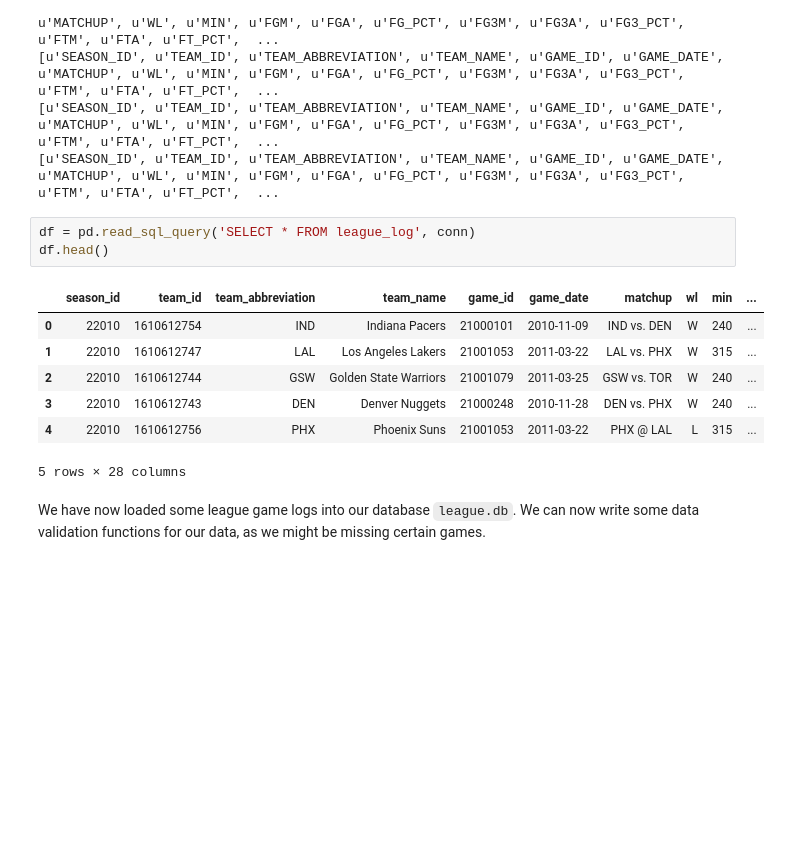
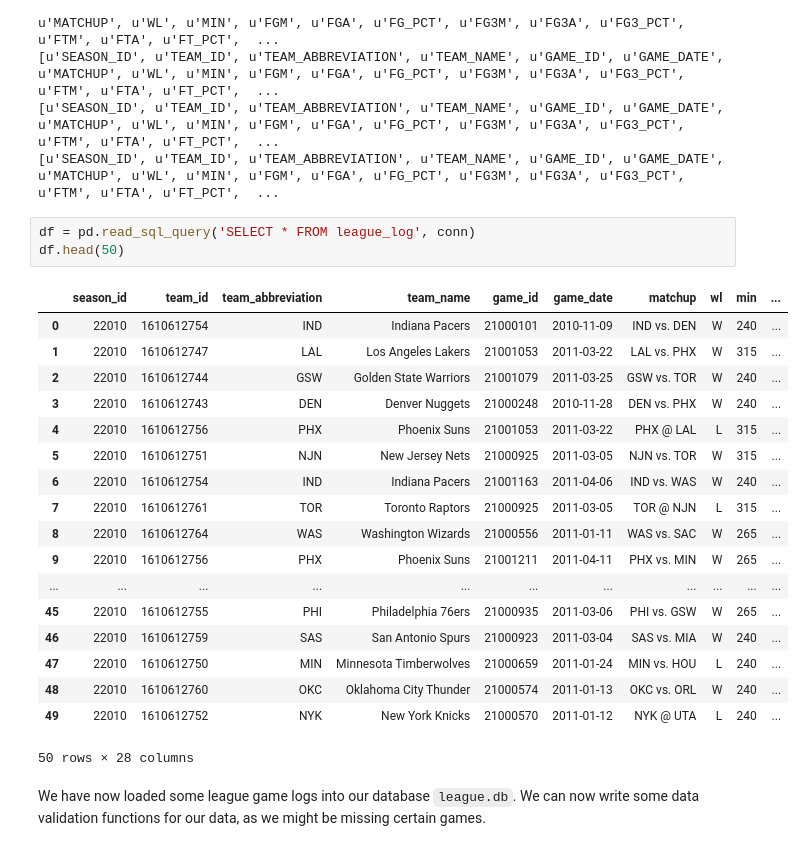
Before and after one commit to nivekgnay/nba-prediction-models, a Jupyter notebook: kevin.ipynb, the cells around one changed output. Saved outputs shown, nothing was run; the diff lists cells and outputs as text; blank space fills up the shorter version.

```diff
--- a/kevin.ipynb
+++ b/kevin.ipynb
@@ -289,15 +313,26 @@ load_all_gamelogs(conn, 0)
 [u'SEASON_ID', u'TEAM_ID', u'TEAM_ABBREVIATION', u'TEAM_NAME', u'GAME_ID', u'GAME_DATE', u'MATCHUP', u'WL', u'MIN', u'FGM', u'FGA', u'FG_PCT', u'FG3M', u'FG3A', u'FG3_PCT', u'FTM', u'FTA', u'FT_PCT',  ...
 # %%
 df = pd.read_sql_query('SELECT * FROM league_log', conn)
-df.head()
+df.head(50)
 # %% [output]
 |  | season_id | team_id | team_abbreviation | team_name | game_id | game_date | matchup | wl | min | ... |
 | 0 | 22010 | 1610612754 | IND | Indiana Pacers | 21000101 | 2010-11-09 | IND vs. DEN | W | 240 | ... |
 | 1 | 22010 | 1610612747 | LAL | Los Angeles Lakers | 21001053 | 2011-03-22 | LAL vs. PHX | W | 315 | ... |
 | 2 | 22010 | 1610612744 | GSW | Golden State Warriors | 21001079 | 2011-03-25 | GSW vs. TOR | W | 240 | ... |
 | 3 | 22010 | 1610612743 | DEN | Denver Nuggets | 21000248 | 2010-11-28 | DEN vs. PHX | W | 240 | ... |
 | 4 | 22010 | 1610612756 | PHX | Phoenix Suns | 21001053 | 2011-03-22 | PHX @ LAL | L | 315 | ... |
+| 5 | 22010 | 1610612751 | NJN | New Jersey Nets | 21000925 | 2011-03-05 | NJN vs. TOR | W | 315 | ... |
+| 6 | 22010 | 1610612754 | IND | Indiana Pacers | 21001163 | 2011-04-06 | IND vs. WAS | W | 240 | ... |
+| 7 | 22010 | 1610612761 | TOR | Toronto Raptors | 21000925 | 2011-03-05 | TOR @ NJN | L | 315 | ... |
+| 8 | 22010 | 1610612764 | WAS | Washington Wizards | 21000556 | 2011-01-11 | WAS vs. SAC | W | 265 | ... |
+| 9 | 22010 | 1610612756 | PHX | Phoenix Suns | 21001211 | 2011-04-11 | PHX vs. MIN | W | 265 | ... |
+| ... | ... | ... | ... | ... | ... | ... | ... | ... | ... | ... |
+| 45 | 22010 | 1610612755 | PHI | Philadelphia 76ers | 21000935 | 2011-03-06 | PHI vs. GSW | W | 265 | ... |
+| 46 | 22010 | 1610612759 | SAS | San Antonio Spurs | 21000923 | 2011-03-04 | SAS vs. MIA | W | 240 | ... |
+| 47 | 22010 | 1610612750 | MIN | Minnesota Timberwolves | 21000659 | 2011-01-24 | MIN vs. HOU | L | 240 | ... |
+| 48 | 22010 | 1610612760 | OKC | Oklahoma City Thunder | 21000574 | 2011-01-13 | OKC vs. ORL | W | 240 | ... |
+| 49 | 22010 | 1610612752 | NYK | New York Knicks | 21000570 | 2011-01-12 | NYK @ UTA | L | 240 | ... |
-5 rows × 28 columns
+50 rows × 28 columns
 # %% [markdown]
 We have now loaded some league game logs into our database `league.db`. We can now write some data validation functions for our data, as we might be missing certain games.
 # %%
```
Also changed, not shown: parts of 3 cells of this notebook, 2 other files.
